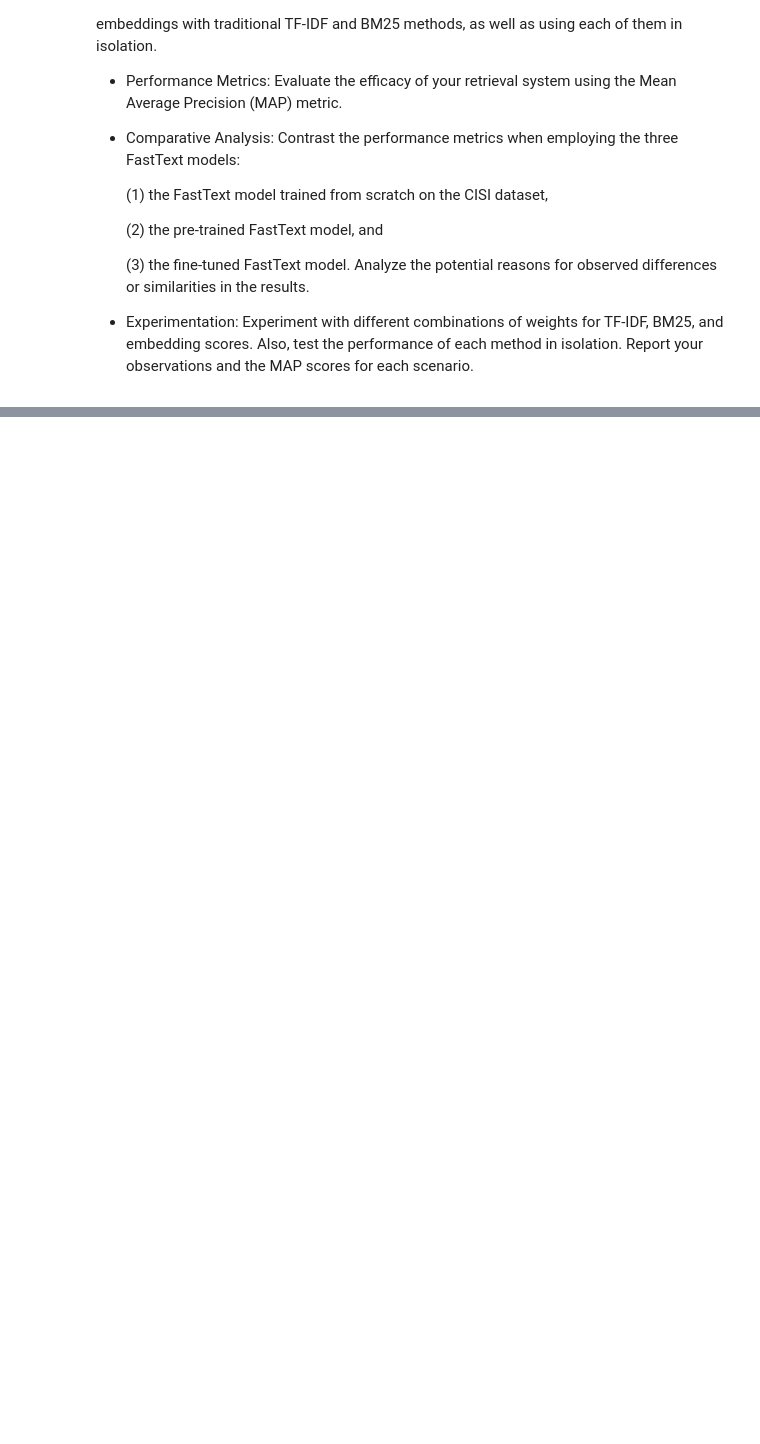
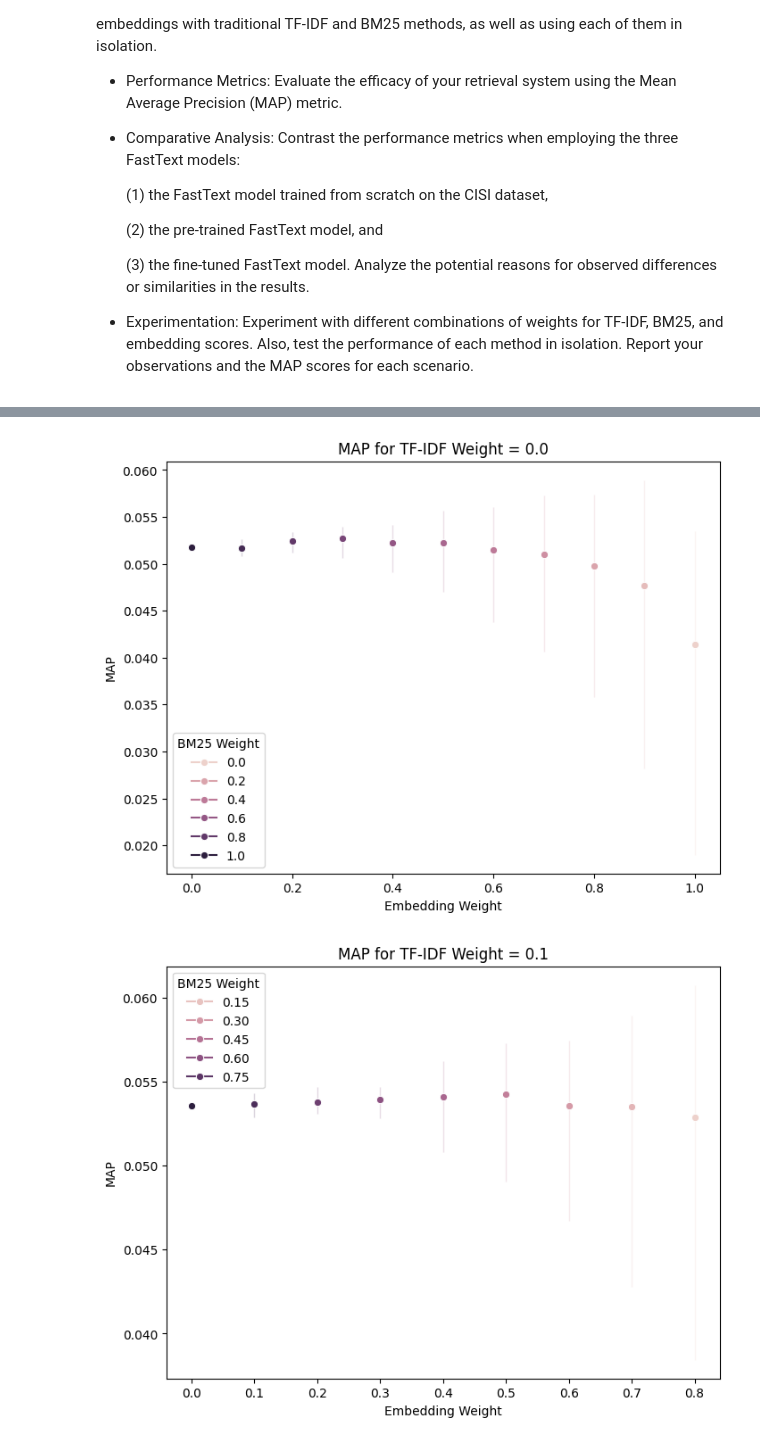
Before and after one commit to mfurkangon/cs533, a Jupyter notebook: HW/HW1/hw.ipynb, the cells around one changed output, grey strips where cells are left out. Drawn from its saved outputs; the diff is of its cells as text; code cells hidden in the pictures; blank space fills up the shorter version.

```diff
--- a/HW/HW1/hw.ipynb
+++ b/HW/HW1/hw.ipynb
@@ -408,0 +427,4 @@ Construct a retrieval system that:
+# %%
+def retrieve_with_query(query_text: str, tfidf_weight=0.5, bm25_weight=0.3, embedding_weight=0.2, fasttext_model_key='finetuned', top_k=10):
+    # Retrieve top 10 documents
+    return retrieval_system.retrieve(query_text, tfidf_weight=tfidf_weight, bm25_weight=bm25_weight, embedding_weight=embedding_weight, fasttext_model_key=fasttext_model_key, top_k=top_k)
@@ -425,0 +497,3 @@ well as using each of them in isolation.
+# %%
+map_score = calculate_map(queries, ground_truth, retrieval_system=retrieval_system,tfidf_weight=0.4, bm25_weight=0.3, embedding_weight=0.3, fasttext_model_key='scratch', top_k=10)
+map_score
@@ -425,0 +531,3 @@ well as using each of them in isolation.
+# %%
+results_df = pd.DataFrame(results)
+print(results_df)
@@ -425,0 +552,33 @@ well as using each of them in isolation.
+# %%
+# Create a DataFrame for plotting
+results_df['TF-IDF Weight'] = results_df['Weights'].apply(lambda x: x[0])
+results_df['BM25 Weight'] = results_df['Weights'].apply(lambda x: x[1])
+results_df['Embedding Weight'] = results_df['Weights'].apply(lambda x: x[2])
+# %%
+def plot_map_for_tfidf_fixed(results_df, tfidf_weight_value):
+    # Filter for the fixed TF-IDF weight
+    subset = results_df[results_df['TF-IDF Weight'] == tfidf_weight_value]
+
+    # Plot MAP against varying Embedding Weights
+    plt.figure(figsize=(8, 6))
+    sns.lineplot(data=subset, x="Embedding Weight", y="MAP", hue="BM25 Weight", marker='o')
+    plt.title(f"MAP for TF-IDF Weight = {tfidf_weight_value}")
+    plt.xlabel("Embedding Weight")
+    plt.ylabel("MAP")
+    plt.legend(title="BM25 Weight")
+    plt.show()
+
+plot_map_for_tfidf_fixed(results_df, 0.0)
+plot_map_for_tfidf_fixed(results_df, 0.1)
+plot_map_for_tfidf_fixed(results_df, 0.2)
+plot_map_for_tfidf_fixed(results_df, 0.3)
+plot_map_for_tfidf_fixed(results_df, 0.4)
+plot_map_for_tfidf_fixed(results_df, 0.5)
+plot_map_for_tfidf_fixed(results_df, 0.6)
+plot_map_for_tfidf_fixed(results_df, 0.7)
+plot_map_for_tfidf_fixed(results_df, 0.8)
+plot_map_for_tfidf_fixed(results_df, 0.9)
+plot_map_for_tfidf_fixed(results_df, 1.0)
+# %% [output]
+[figure, added]
+[figure, added]
```
Also changed, not shown: parts of 27 cells of this notebook, 2 other files.
